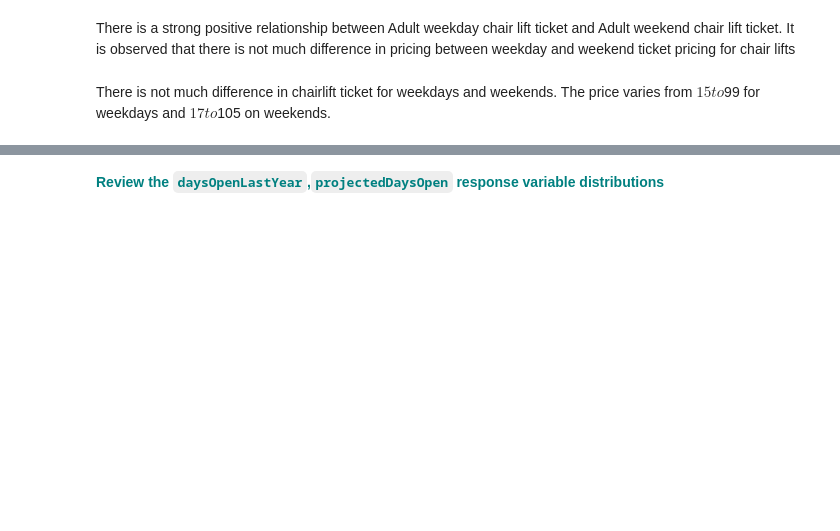
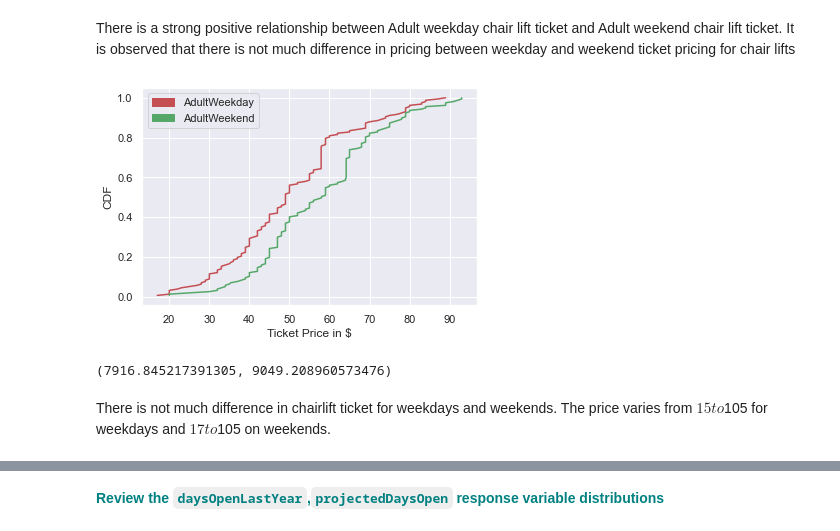
Before and after one commit to shai1esh03/GuidedCapstone, a Jupyter notebook: DataWrangling/Notebook_stepthree.ipynb, the cells around one changed output, grey strips where cells are left out. Drawn from its saved outputs; the diff is of its cells as text; code cells hidden in the pictures; blank space fills up the shorter version.

```diff
--- a/DataWrangling/Notebook_stepthree.ipynb
+++ b/DataWrangling/Notebook_stepthree.ipynb
@@ -214,6 +219,0 @@ IQR = Q3 - Q1
-# %%
-#outlier = (df < (Q1 - 1.5 * IQR)) | (df > (Q3 + 1.5 * IQR))
-
-x = df.values
-outliers = np.abs((x - x.mean(0)) / x.std(0)) > 2
-pd.DataFrame(np.where(outliers, np.nan, x), df.index, df.columns)
@@ -255,18 +282,22 @@ def ecdf(data):
     return x, y
 # %%
 sns.set()
-x_day, y_day = ecdf(df['AdultWeekday'])
-x_end, y_end = ecdf(df['AdultWeekend'])
+x_day, y_day = ecdf(df_out['AdultWeekday'])
+x_end, y_end = ecdf(df_out['AdultWeekend'])
 _ = plt.plot(x_day, y_day, color='r')
 _ = plt.plot(x_end, y_end, color='g')
 _ = plt.xlabel('Ticket Price in $')
 _ = plt.ylabel("CDF")
 arr1 = plt.arrow(0,0, 3,1, head_width=0.2, color='r', length_includes_head=True)
 arr2 = plt.arrow(0,0, 1,3, head_width=0.2, color='g', length_includes_head=True)
 _ = plt.legend([arr1, arr2], ['AdultWeekday','AdultWeekend'])
 plt.show()
+# %% [output]
+[figure, added]
 # %%
-df['AdultWeekday'].sum(), df['AdultWeekend'].sum()
+df_out['AdultWeekday'].sum(), df_out['AdultWeekend'].sum()
+# %% [output]
+(7916.845217391305, 9049.208960573476)
 # %% [markdown]
-There is not much difference in chairlift ticket for weekdays and weekends. The price varies from $15 to $99 for weekdays and $17 to $105 on weekends.
+There is not much difference in chairlift ticket for weekdays and weekends. The price varies from $15 to $105 for weekdays and $17 to $105 on weekends.
 # %%
```
Also changed, not shown: parts of 33 cells of this notebook, 2 other files.
